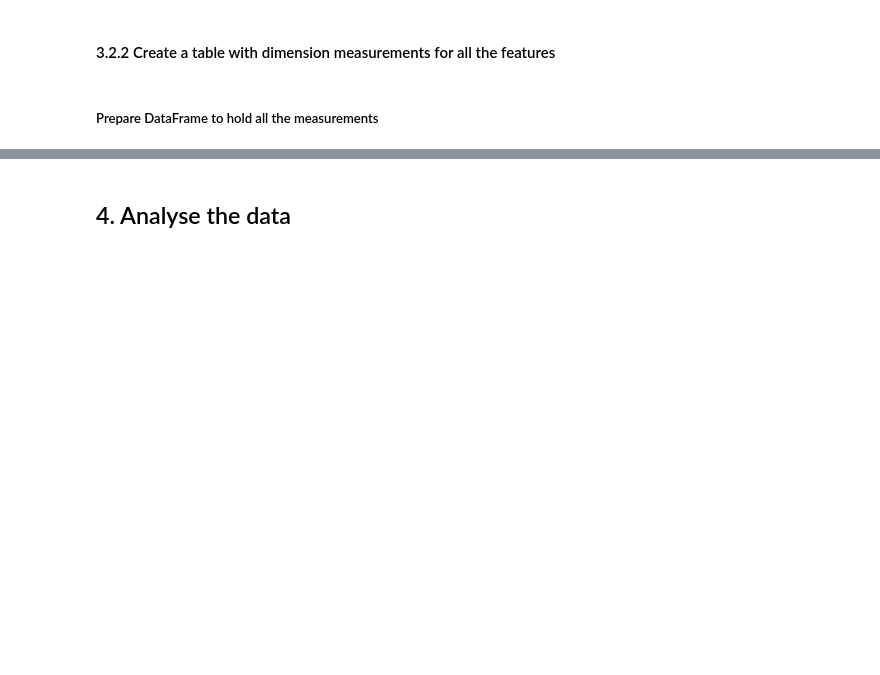
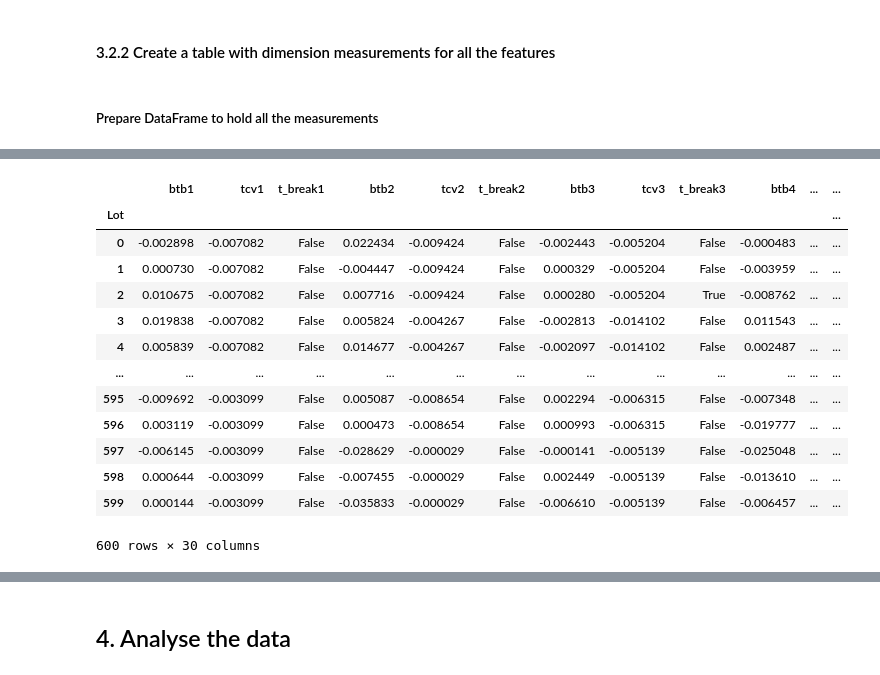
Before and after one commit to przemekbil/PfDA_2021_project, a Jupyter notebook: Project.ipynb, the cells around one changed output, grey strips where cells are left out. Drawn from its saved outputs; the diff is of its cells as text; code cells hidden in the pictures; blank space fills up the shorter version.

```diff
--- a/Project.ipynb
+++ b/Project.ipynb
@@ -873,4 +873,21 @@ all_dims
 6000 rows × 12 columns
+# %%
+lot_parameters
+# %% [output]
+|  | btb1 | tcv1 | t_break1 | btb2 | tcv2 | t_break2 | btb3 | tcv3 | t_break3 | btb4 | ... | ... |
+| Lot |  |  |  |  |  |  |  |  |  |  |  | ... |
+| 0 | -0.002898 | -0.007082 | False | 0.022434 | -0.009424 | False | -0.002443 | -0.005204 | False | -0.000483 | ... | ... |
+| 1 | 0.000730 | -0.007082 | False | -0.004447 | -0.009424 | False | 0.000329 | -0.005204 | False | -0.003959 | ... | ... |
+| 2 | 0.010675 | -0.007082 | False | 0.007716 | -0.009424 | False | 0.000280 | -0.005204 | True | -0.008762 | ... | ... |
+| 3 | 0.019838 | -0.007082 | False | 0.005824 | -0.004267 | False | -0.002813 | -0.014102 | False | 0.011543 | ... | ... |
+| 4 | 0.005839 | -0.007082 | False | 0.014677 | -0.004267 | False | -0.002097 | -0.014102 | False | 0.002487 | ... | ... |
+| ... | ... | ... | ... | ... | ... | ... | ... | ... | ... | ... | ... | ... |
+| 595 | -0.009692 | -0.003099 | False | 0.005087 | -0.008654 | False | 0.002294 | -0.006315 | False | -0.007348 | ... | ... |
+| 596 | 0.003119 | -0.003099 | False | 0.000473 | -0.008654 | False | 0.000993 | -0.006315 | False | -0.019777 | ... | ... |
+| 597 | -0.006145 | -0.003099 | False | -0.028629 | -0.000029 | False | -0.000141 | -0.005139 | False | -0.025048 | ... | ... |
+| 598 | 0.000644 | -0.003099 | False | -0.007455 | -0.000029 | False | 0.002449 | -0.005139 | False | -0.013610 | ... | ... |
+| 599 | 0.000144 | -0.003099 | False | -0.035833 | -0.000029 | False | -0.006610 | -0.005139 | False | -0.006457 | ... | ... |
+600 rows × 30 columns
 # %%
 # Check if any of the 10 dimensions in each part is outside of tolerance band
 # Mark part as scrap if at least one dimension is outside of tolerance
```
Also changed, not shown: parts of 18 cells of this notebook.
